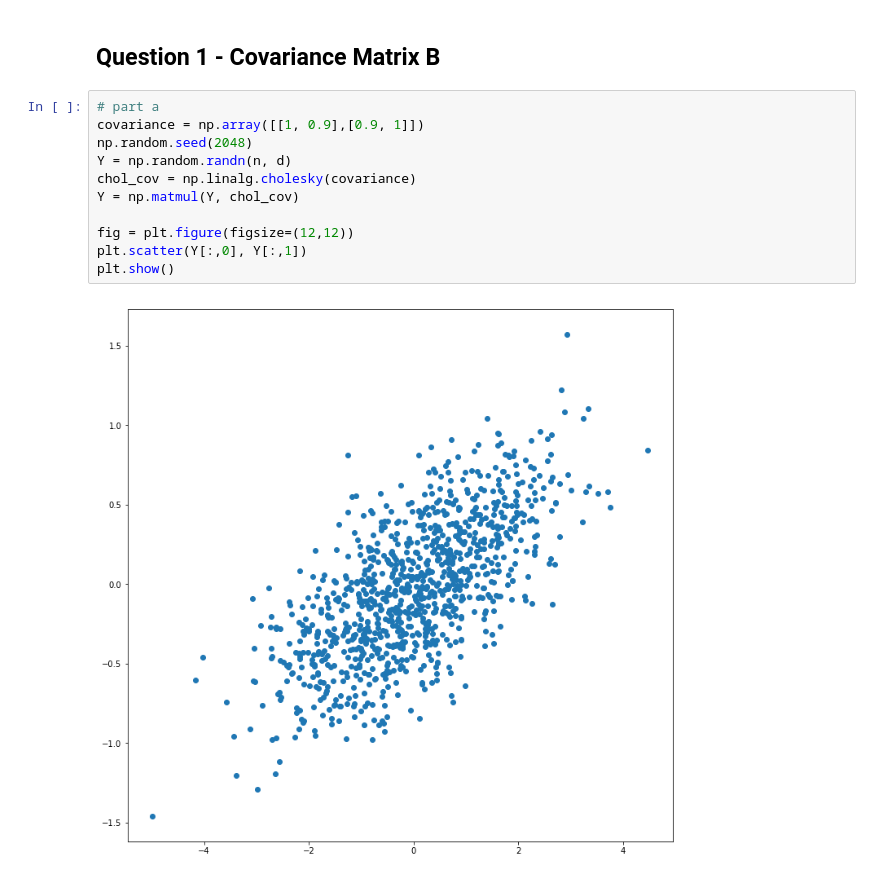
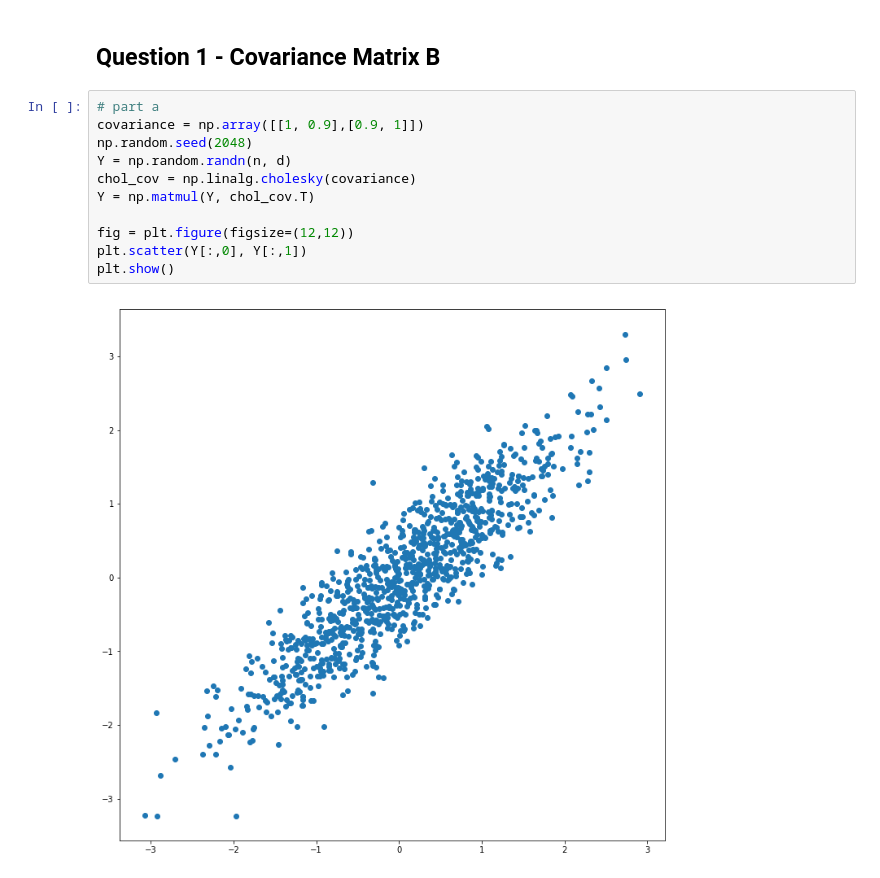
Before and after one commit to sujan-sube/pattern-recognition-asgmt, a Jupyter notebook: assignment-1/assignment-1.ipynb, the cells around one changed output. Saved outputs shown, nothing was run; the diff lists cells and outputs as text.

```diff
--- a/assignment-1/assignment-1.ipynb
+++ b/assignment-1/assignment-1.ipynb
@@ -65,13 +122,13 @@ False
 # %%
 # part a
 covariance = np.array([[1, 0.9],[0.9, 1]])
 np.random.seed(2048)
 Y = np.random.randn(n, d)
 chol_cov = np.linalg.cholesky(covariance)
-Y = np.matmul(Y, chol_cov)
+Y = np.matmul(Y, chol_cov.T)
 
 fig = plt.figure(figsize=(12,12))
 plt.scatter(Y[:,0], Y[:,1])
 plt.show()
 # %% [output]
-[figure, old version]
+[figure, new version]
```
Also changed, not shown: parts of 4 cells of this notebook.
